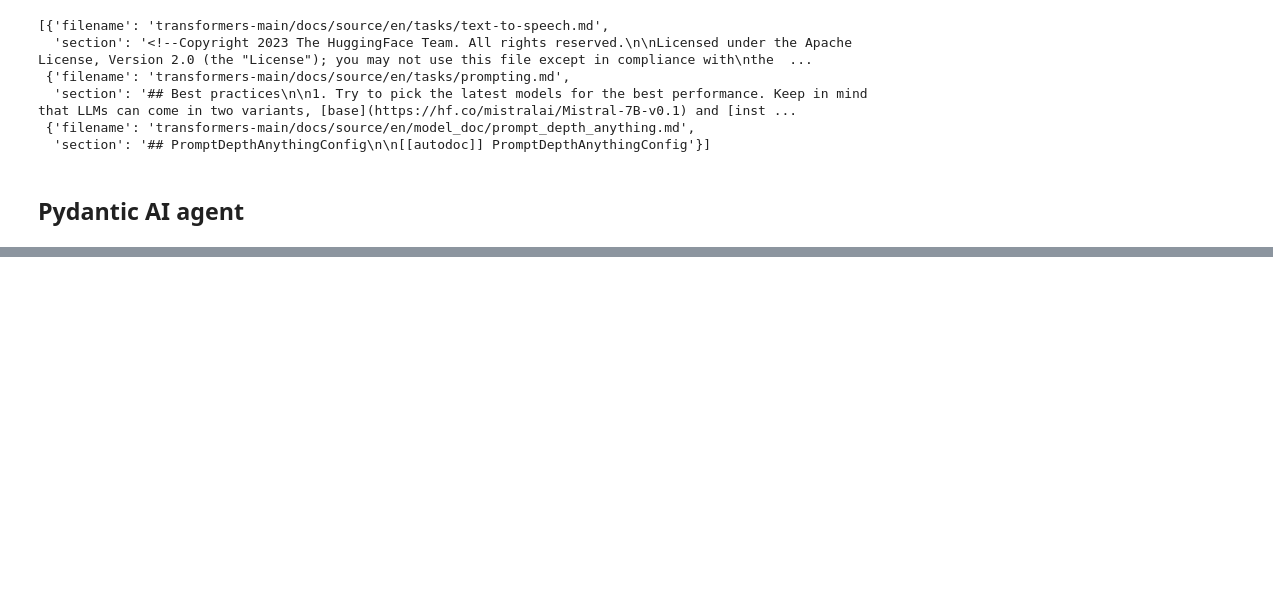
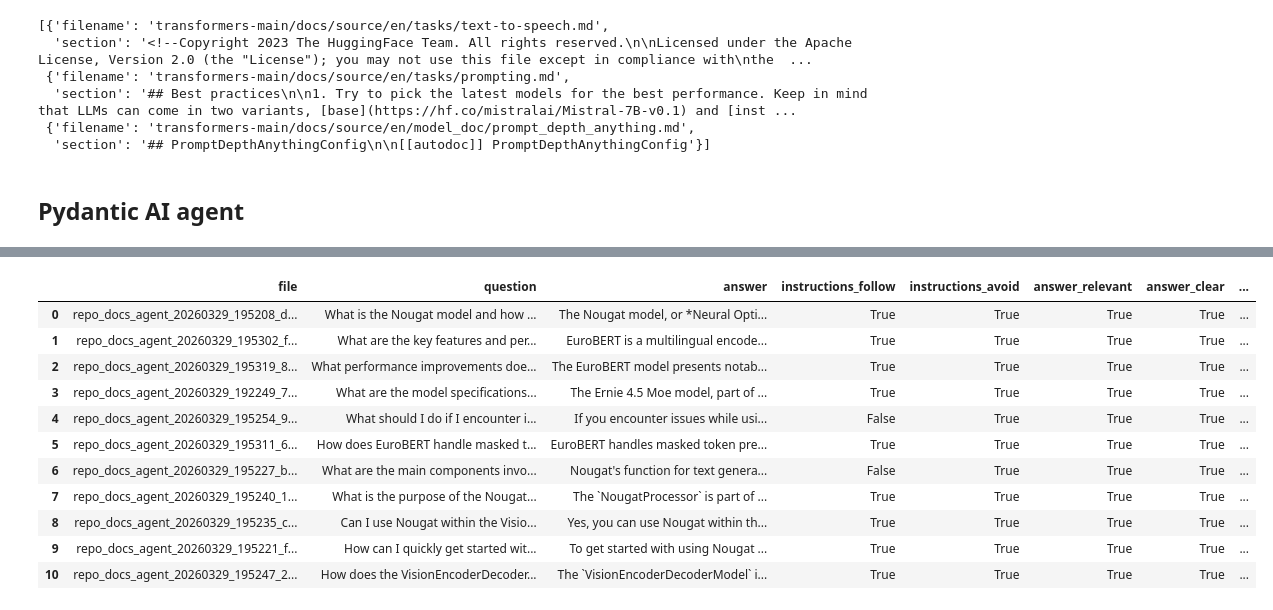
Before and after one commit to annzhukovets/aihero, a Jupyter notebook: project/get_repo_data.ipynb, the cells around one changed output, grey strips where cells are left out. Drawn from its saved outputs; the diff is of its cells as text; code cells hidden in the pictures; blank space fills up the shorter version.

```diff
--- a/project/get_repo_data.ipynb
+++ b/project/get_repo_data.ipynb
@@ -128,0 +447,53 @@ answer
+# %%
+eval_set = []
+
+for log_file in LOG_DIR.glob('*.json'):
+    if 'repo_docs_agent' not in log_file.name:
+        continue
+
+    log_record = load_log_file(log_file)
+    if log_record['source'] != 'ai-generated':
+        continue
+
+    eval_set.append(log_record)
+# %%
+eval_results = []
+
+for log_record in tqdm(eval_set):
+    eval_result = await evaluate_log_record(eval_agent, log_record)
+    eval_results.append((log_record, eval_result))
+# %%
+rows = []
+
+for log_record, eval_result in eval_results:
+    messages = log_record['messages']
+
+    row = {
+        'file': log_record['log_file'].name,
+        'question': messages[0]['parts'][0]['content'],
+        'answer': messages[-1]['parts'][0]['content'],
+    }
+
+    checks = {c.check_name: c.check_pass for c in eval_result.checklist}
+    row.update(checks)
+
+    rows.append(row)
+# %%
+import pandas as pd
+
+df_evals = pd.DataFrame(rows)
+# %%
+df_evals
+# %% [output]
+|  | file | question | answer | instructions_follow | instructions_avoid | answer_relevant | answer_clear | ... |
+| 0 | repo_docs_agent_20260329_195208_d... | What is the Nougat model and how ... | The Nougat model, or *Neural Opti... | True | True | True | True | ... |
+| 1 | repo_docs_agent_20260329_195302_f... | What are the key features and per... | EuroBERT is a multilingual encode... | True | True | True | True | ... |
+| 2 | repo_docs_agent_20260329_195319_8... | What performance improvements doe... | The EuroBERT model presents notab... | True | True | True | True | ... |
+| 3 | repo_docs_agent_20260329_192249_7... | What are the model specifications... | The Ernie 4.5 Moe model, part of ... | True | True | True | True | ... |
+| 4 | repo_docs_agent_20260329_195254_9... | What should I do if I encounter i... | If you encounter issues while usi... | False | True | True | True | ... |
+| 5 | repo_docs_agent_20260329_195311_6... | How does EuroBERT handle masked t... | EuroBERT handles masked token pre... | True | True | True | True | ... |
+| 6 | repo_docs_agent_20260329_195227_b... | What are the main components invo... | Nougat's function for text genera... | False | True | True | True | ... |
+| 7 | repo_docs_agent_20260329_195240_1... | What is the purpose of the Nougat... | The `NougatProcessor` is part of ... | True | True | True | True | ... |
+| 8 | repo_docs_agent_20260329_195235_c... | Can I use Nougat within the Visio... | Yes, you can use Nougat within th... | True | True | True | True | ... |
+| 9 | repo_docs_agent_20260329_195221_f... | How can I quickly get started wit... | To get started with using Nougat ... | True | True | True | True | ... |
+| 10 | repo_docs_agent_20260329_195247_2... | How does the VisionEncoderDecoder... | The `VisionEncoderDecoderModel` i... | True | True | True | True | ... |
```
Also changed, not shown: parts of 24 cells of this notebook, 19 other files.
